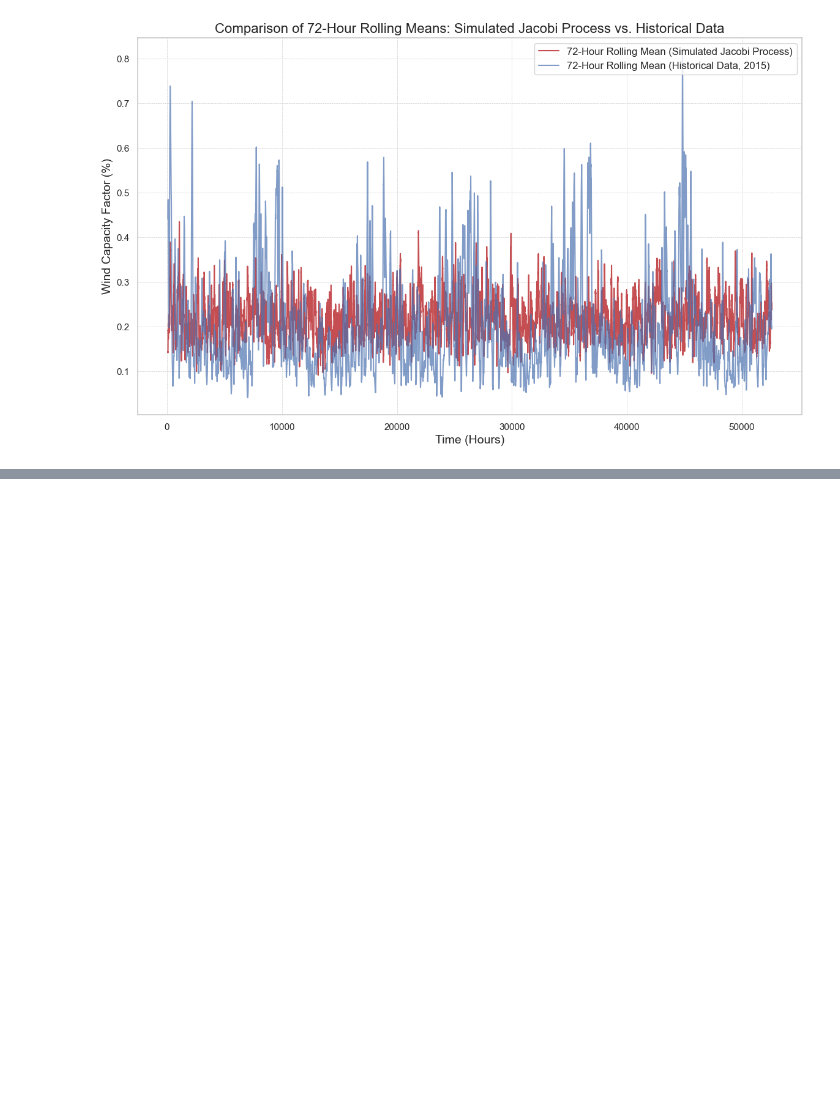
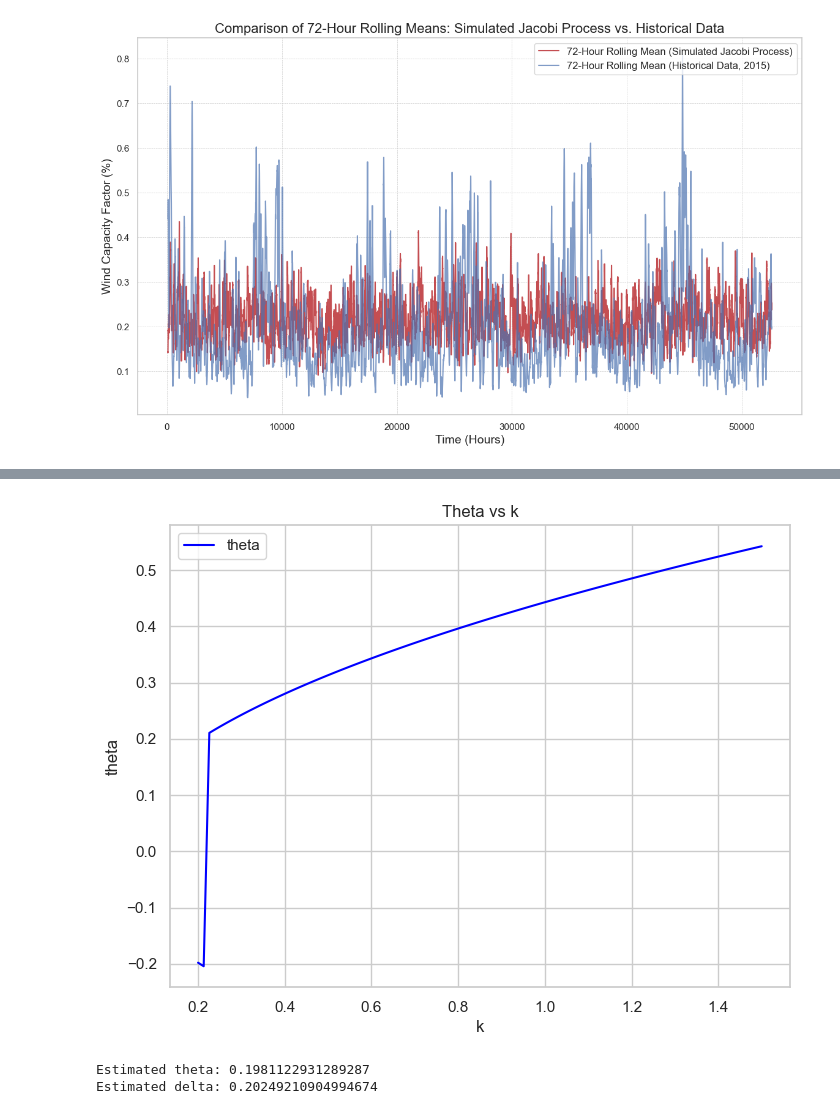
Before and after one commit to aliciabassiere/mfg_elec, a Jupyter notebook: calibration/calibration_wind.ipynb, the cells around one changed output, grey strips where cells are left out. Cells and saved outputs as stored; diff of their text form; code cells hidden in the pictures; blank space fills up the shorter version.

```diff
--- a/calibration/calibration_wind.ipynb
+++ b/calibration/calibration_wind.ipynb
@@ -322,0 +345,43 @@ print(data_frame)
+# %%
+# Initialize lists to store results
+k_values = np.linspace(0.2, 1.5, 101)
+theta_values = []
+delta_values = []
+
+# Loop over different values of k
+for k in k_values:
+    # Initial guesses for delta and theta
+    initial_guesses = [0.4, 0.075]
+
+    # Solve the equations
+    solution = fsolve(equations, initial_guesses, args=(alpha_fit, beta_fit, k))
+    theta, delta = solution
+
+    theta_values.append(theta)
+    delta_values.append(delta)
+
+    initial_guesses = solution
+
+plt.figure(figsize=(8, 6))
+plt.plot(k_values, theta_values, label='theta', color='blue')
+plt.xlabel('k')
+plt.ylabel('theta')
+plt.title('Theta vs k')
+plt.legend()
+plt.grid(True)
+plt.show()
+# %% [output]
+[figure, added]
+# %%
+k = 0.20
+
+# Initial guesses for k and theta
+initial_guesses = [0.2, 0.1]  # Initial guess for k and theta
+
+theta_fit, delta_fit = fsolve(equations, initial_guesses, args=(alpha_fit, beta_fit, k))
+
+print("Estimated theta:", theta_fit)
+print("Estimated delta:", delta_fit)
+# %% [output]
+Estimated theta: 0.1981122931289287
+Estimated delta: 0.20249210904994674
```
Also changed, not shown: parts of 3 cells of this notebook, 7 other files.
